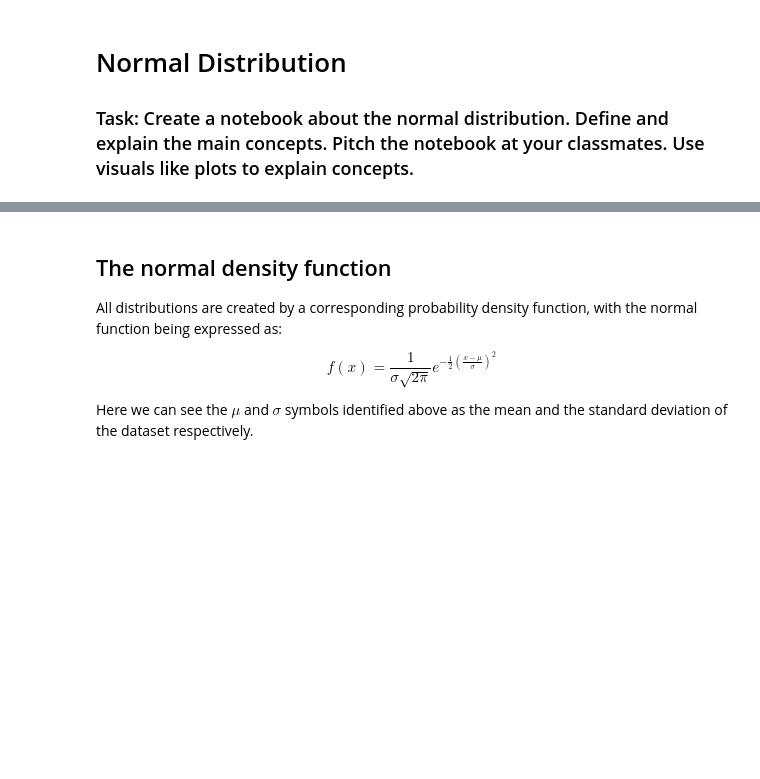
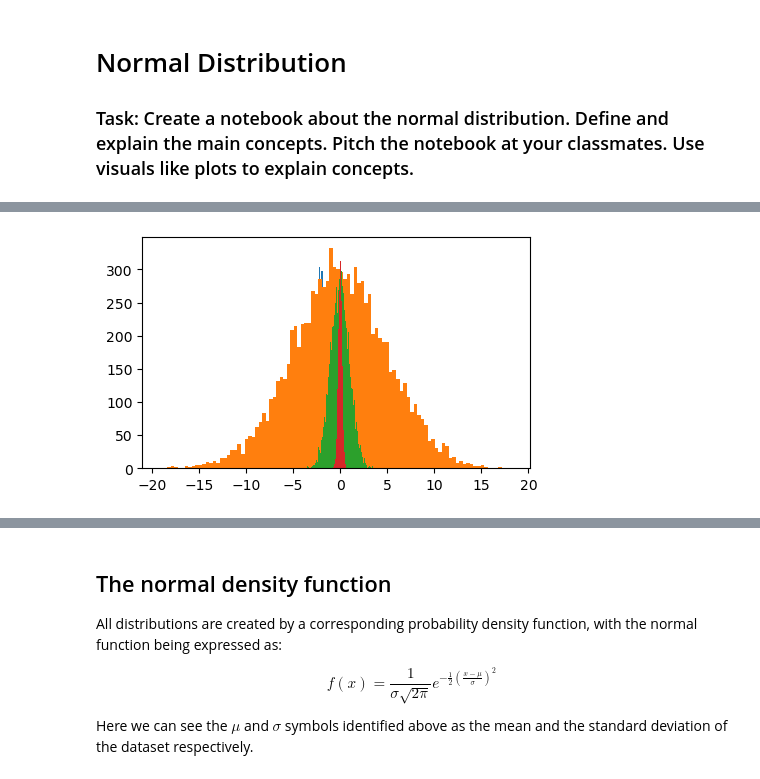
Before and after one commit to kiehozero/atu-fundda2022, a Jupyter notebook: practicals/00-normal-distribution.ipynb, the cells around one changed output, grey strips where cells are left out. Cells and saved outputs as stored; diff of their text form; code cells hidden in the pictures; blank space fills up the shorter version.

Commit message:
Attempted to plot Wiki norm dist graph

```diff
--- a/practicals/00-normal-distribution.ipynb
+++ b/practicals/00-normal-distribution.ipynb
@@ -44,0 +25,18 @@ plt.show()
+# %%
+# create a range of 10000 normally-distributed data points, with a mean of 0, and a standard deviation of 1
+nor1 = np.random.normal(loc=0,scale=0.2,size=10000)
+nor2 = np.random.normal(loc=0,scale=1.0,size=10000)
+nor3 = np.random.normal(loc=0,scale=5.0,size=10000)
+nor4 = np.random.normal(loc=-2,scale=0.5,size=10000)
+
+# plot the dataset, and segment all the datapoints into 100 bins
+
+
+plt.hist(nor4, bins=100)
+plt.hist(nor3, bins=100)
+plt.hist(nor2, bins=100)
+plt.hist(nor1, bins=100)
+
+plt.show();
+# %% [output]
+[figure, added]
```
Also changed, not shown: parts of 16 cells of this notebook, 1 other file.
